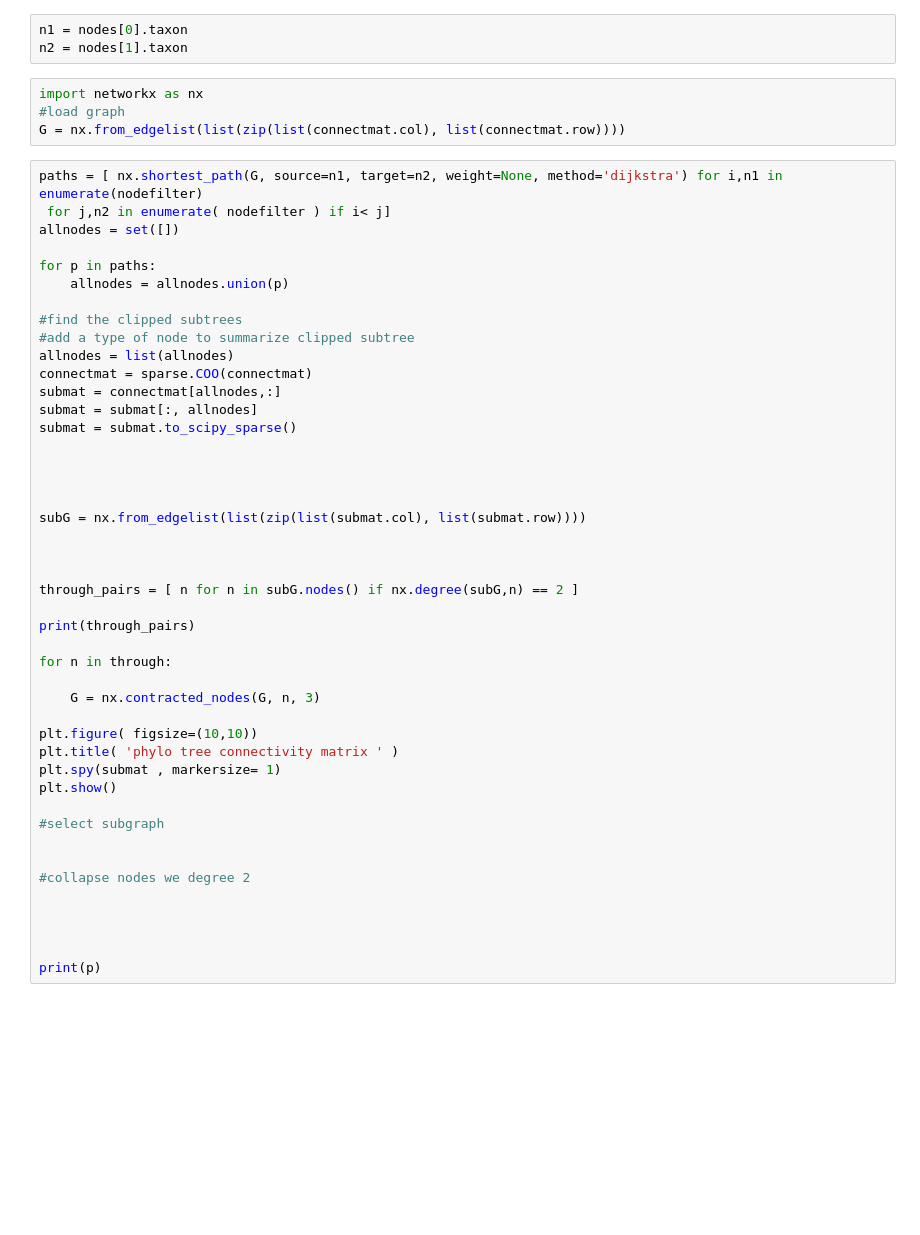
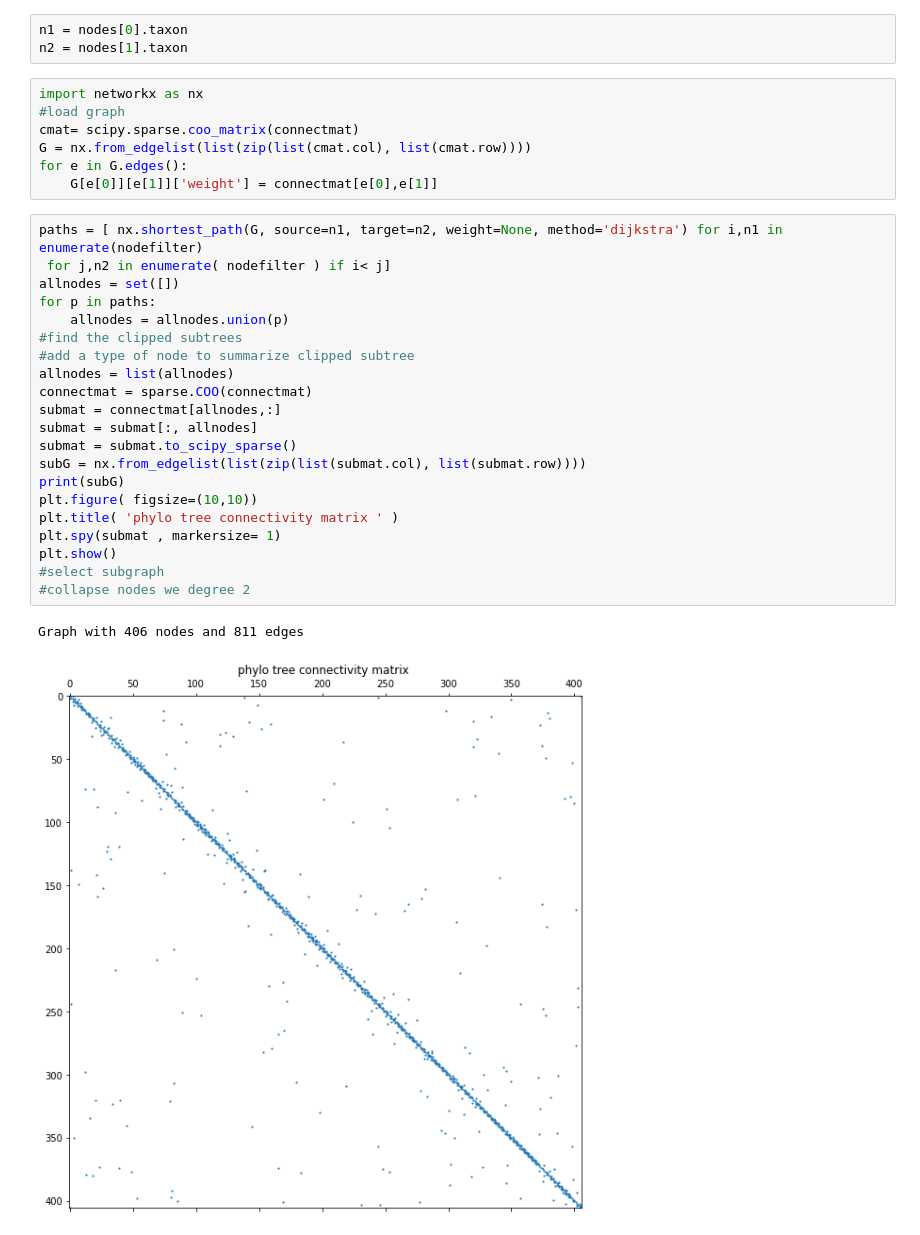
Before and after one commit to DessimozLab/CoronaCoev, a Jupyter notebook: mutation_tree.ipynb, the cells around one changed output. Drawn from its saved outputs; the diff is of its cells as text; blank space fills up the shorter version.

```diff
--- a/mutation_tree.ipynb
+++ b/mutation_tree.ipynb
@@ -137,49 +154,31 @@ n2 = nodes[1].taxon
 # %%
 import networkx as nx
 #load graph
-G = nx.from_edgelist(list(zip(list(connectmat.col), list(connectmat.row))))
+cmat= scipy.sparse.coo_matrix(connectmat)
+G = nx.from_edgelist(list(zip(list(cmat.col), list(cmat.row))))
+for e in G.edges():
+    G[e[0]][e[1]]['weight'] = connectmat[e[0],e[1]]
 # %%
 paths = [ nx.shortest_path(G, source=n1, target=n2, weight=None, method='dijkstra') for i,n1 in enumerate(nodefilter)
  for j,n2 in enumerate( nodefilter ) if i< j]
 allnodes = set([])
-
 for p in paths:
     allnodes = allnodes.union(p)
-
 #find the clipped subtrees
 #add a type of node to summarize clipped subtree
 allnodes = list(allnodes)
 connectmat = sparse.COO(connectmat)
 submat = connectmat[allnodes,:]
 submat = submat[:, allnodes]
 submat = submat.to_scipy_sparse()
-
-
-
-
 subG = nx.from_edgelist(list(zip(list(submat.col), list(submat.row))))
-
-
-
-through_pairs = [ n for n in subG.nodes() if nx.degree(subG,n) == 2 ]
-
-print(through_pairs)
-
-for n in through:
-
-    G = nx.contracted_nodes(G, n, 3)
-
+print(subG)
 plt.figure( figsize=(10,10))
 plt.title( 'phylo tree connectivity matrix ' )
 plt.spy(submat , markersize= 1)
 plt.show()
-
 #select subgraph
-
-
 #collapse nodes we degree 2
-
-
-
-
-print(p)
+# %% [output]
+Graph with 406 nodes and 811 edges
+[figure, added]
```
Also changed, not shown: parts of 5 cells of this notebook.
